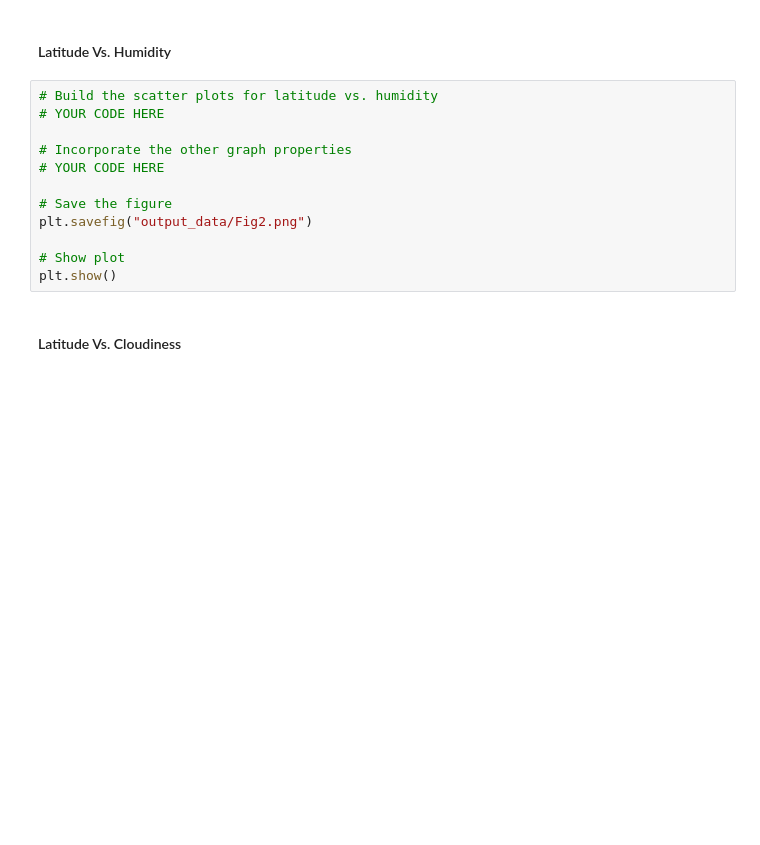
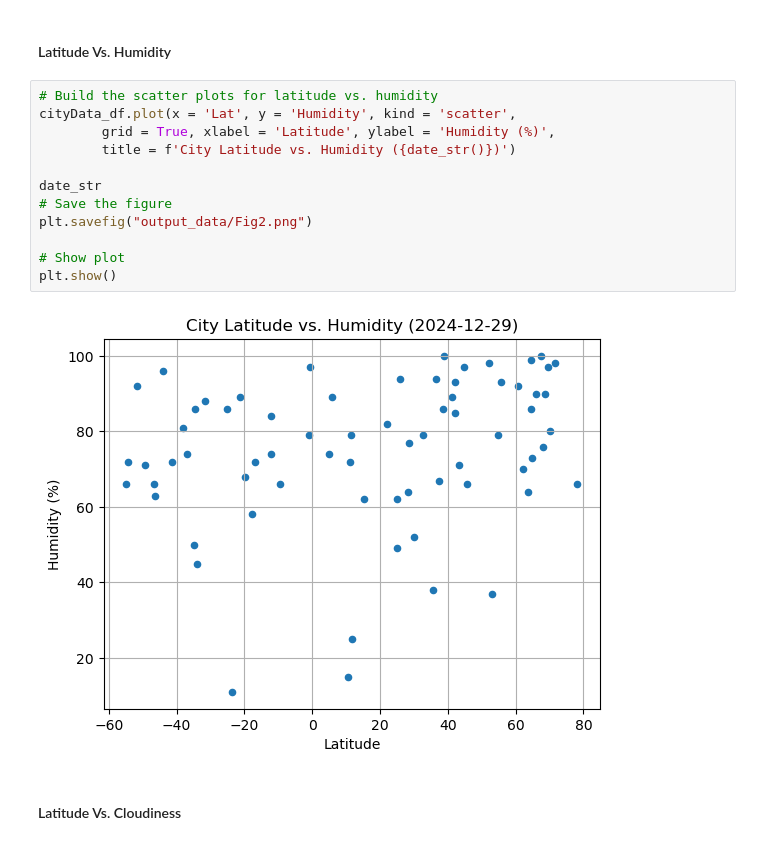
Before and after one commit to Neelka96/python-api-challenge, a Jupyter notebook: WeatherPy/WeatherPy.ipynb, the cells around one changed output. Saved outputs shown, nothing was run; the diff lists cells and outputs as text; blank space fills up the shorter version.

```diff
--- a/WeatherPy/WeatherPy.ipynb
+++ b/WeatherPy/WeatherPy.ipynb
@@ -206,16 +233,18 @@ plt.show()
 #### Latitude Vs. Humidity
 # %%
 # Build the scatter plots for latitude vs. humidity
-# YOUR CODE HERE
+cityData_df.plot(x = 'Lat', y = 'Humidity', kind = 'scatter',
+        grid = True, xlabel = 'Latitude', ylabel = 'Humidity (%)',
+        title = f'City Latitude vs. Humidity ({date_str()})')
 
-# Incorporate the other graph properties
-# YOUR CODE HERE
-
+date_str
 # Save the figure
 plt.savefig("output_data/Fig2.png")
 
 # Show plot
 plt.show()
+# %% [output]
+[figure, added]
 # %% [markdown]
 #### Latitude Vs. Cloudiness
 # %%
```
Also changed, not shown: parts of 12 cells of this notebook, 1 other file.
